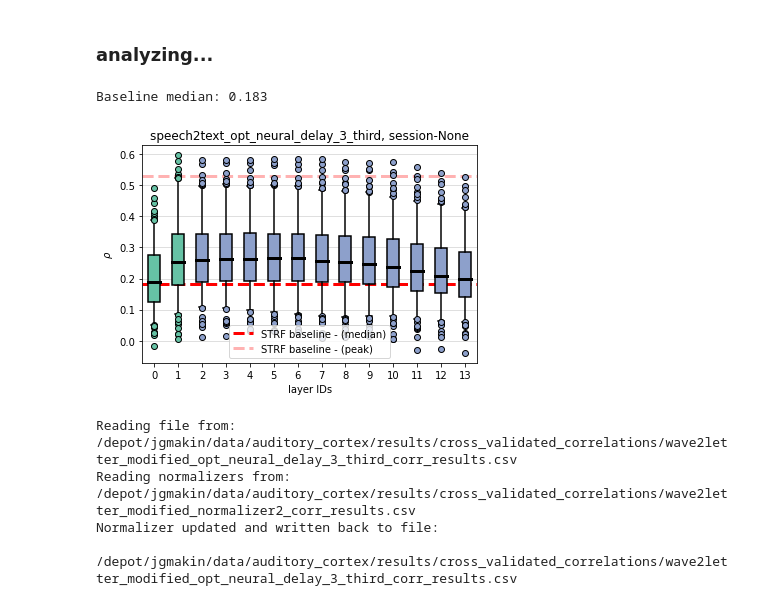
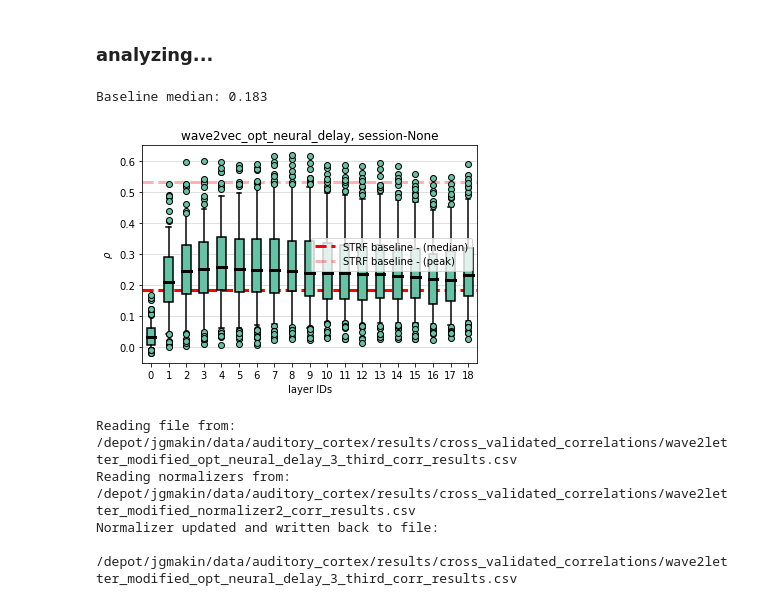
Before and after one commit to bilalhsp/Auditory_Cortex, a Jupyter notebook: notebooks/correlations_analysis.ipynb, the cells around one changed output. Drawn from its saved outputs; the diff is of its cells as text; code cells hidden in the pictures.

```diff
--- a/notebooks/correlations_analysis.ipynb
+++ b/notebooks/correlations_analysis.ipynb
@@ -88,17 +110,20 @@ Normalizer updated and written back to file:
 ### analyzing...
 # %%
 # model_name = 'wave2letter_modified'
-model_name = 'speech2text'
-id = 'opt_neural_delay_3_third'
+# model_name = 'speech2text'
+# model_name = 'wave2vec2'
+model_name = 'wave2vec'
+# id = 'opt_neural_delay_1_third'
+id = 'opt_neural_delay'
 filler = ''
 if id != '':
     filler = '_'
 model_identifier = model_name + filler + id
 corr_obj = analysis.Correlations(model_identifier)
 ax = corr_obj.box_plot_correlations(threshold=0.1)
 # %% [output]
 Baseline median: 0.183
-[figure, old version]
+[figure, new version]
 # %%
 CorrelationUtils.copy_normalizer(model_identifier)
 # %% [output]
```
Also changed, not shown: parts of 6 cells of this notebook, 5 other files.
